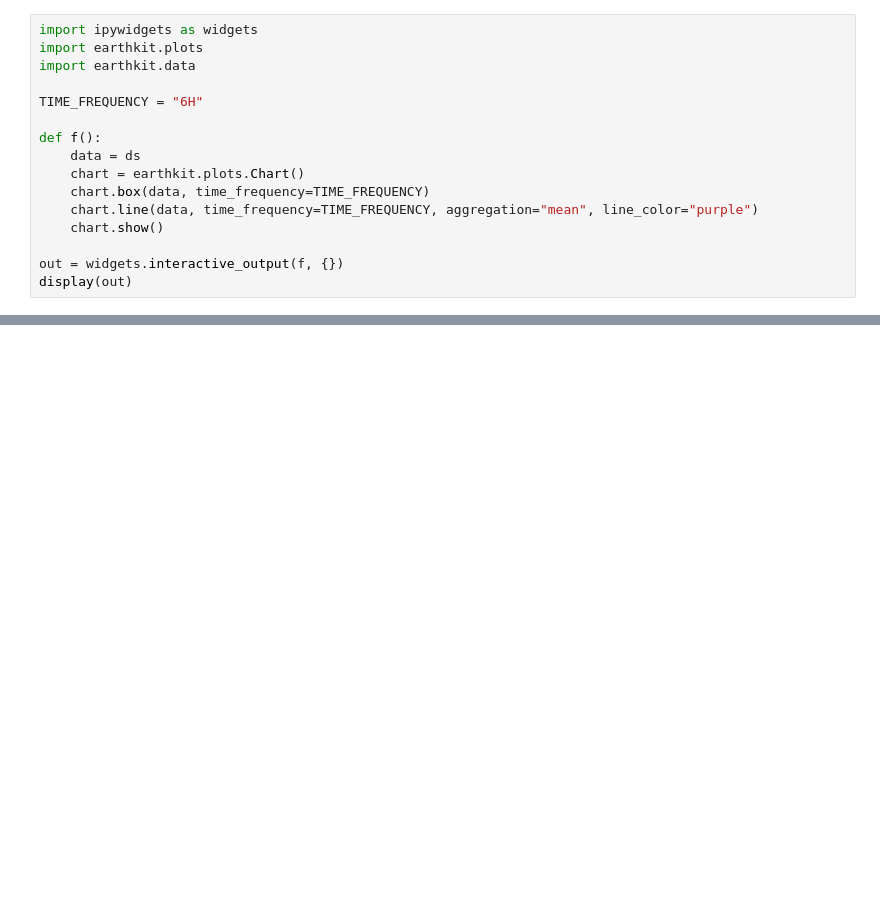
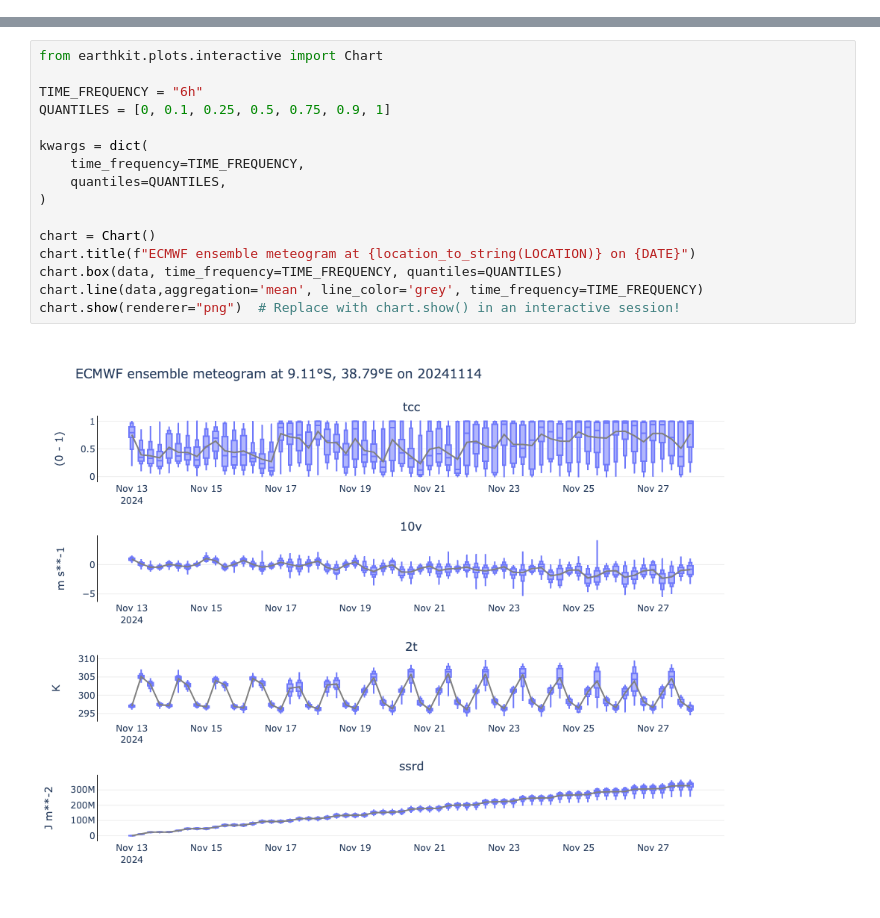
Before and after one commit to ecmwf/polytope, a Jupyter notebook: docs/Service/Examples/timeseries_example.ipynb, the cells around one changed output, grey strips where cells are left out. Drawn from its saved outputs; the diff is of its cells as text; blank space fills up the shorter version.

Commit message:
Update timeseries example to render a PNG meteogram

```diff
--- a/docs/Service/Examples/timeseries_example.ipynb
+++ b/docs/Service/Examples/timeseries_example.ipynb
@@ -71,16 +36,0 @@ The following visualisation does not use the latest version of earthkit-plots. T
-# %%
-import ipywidgets as widgets
-import earthkit.plots
-import earthkit.data
-
-TIME_FREQUENCY = "6H"
-
-def f():
-    data = ds
-    chart = earthkit.plots.Chart()
-    chart.box(data, time_frequency=TIME_FREQUENCY)
-    chart.line(data, time_frequency=TIME_FREQUENCY, aggregation="mean", line_color="purple")
-    chart.show()
-
-out = widgets.interactive_output(f, {})
-display(out)
@@ -89,0 +56,18 @@ display(out)
+# %%
+from earthkit.plots.interactive import Chart
+
+TIME_FREQUENCY = "6h"
+QUANTILES = [0, 0.1, 0.25, 0.5, 0.75, 0.9, 1]
+
+kwargs = dict(
+    time_frequency=TIME_FREQUENCY,
+    quantiles=QUANTILES,
+)
+
+chart = Chart()
+chart.title(f"ECMWF ensemble meteogram at {location_to_string(LOCATION)} on {DATE}")
+chart.box(data, time_frequency=TIME_FREQUENCY, quantiles=QUANTILES)
+chart.line(data,aggregation='mean', line_color='grey', time_frequency=TIME_FREQUENCY)
+chart.show(renderer="png")  # Replace with chart.show() in an interactive session!
+# %% [output]
+[figure, added]
```
Also changed, not shown: parts of 9 cells of this notebook.
